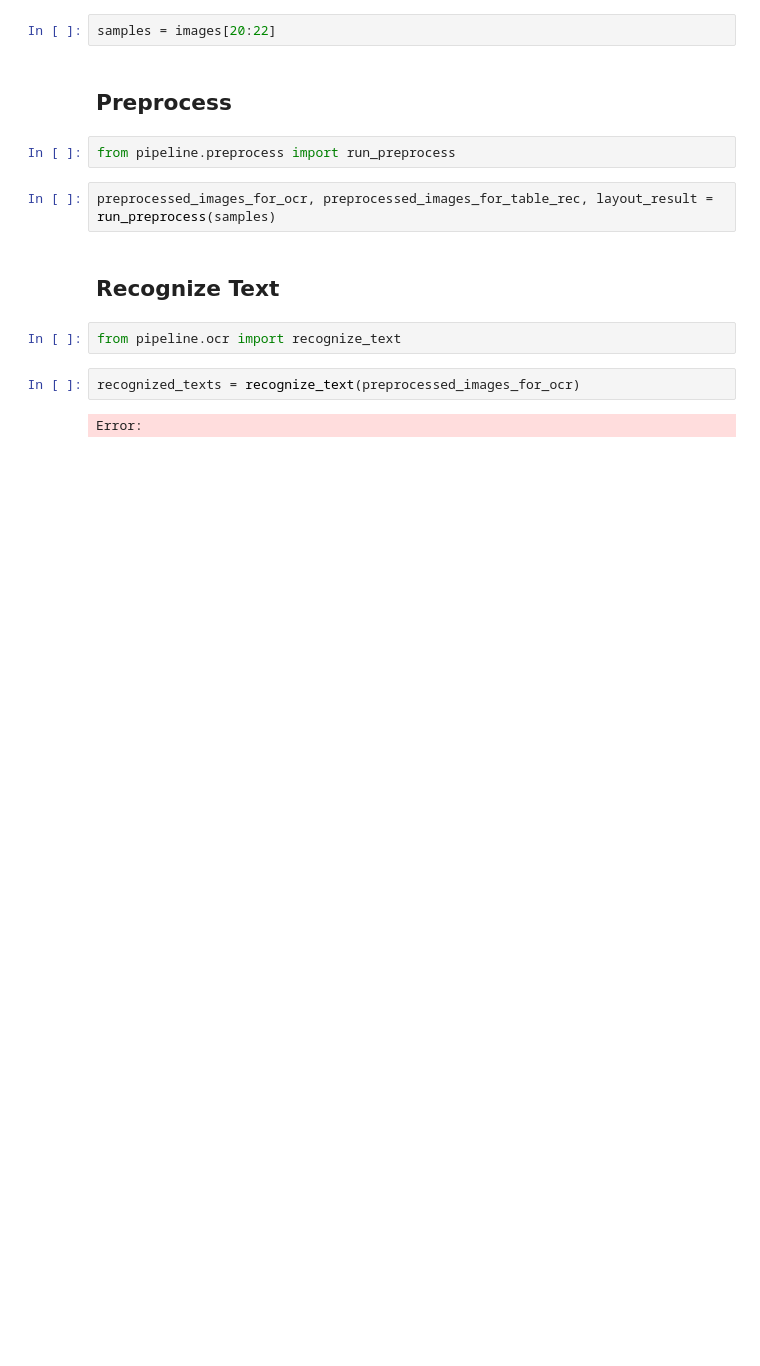
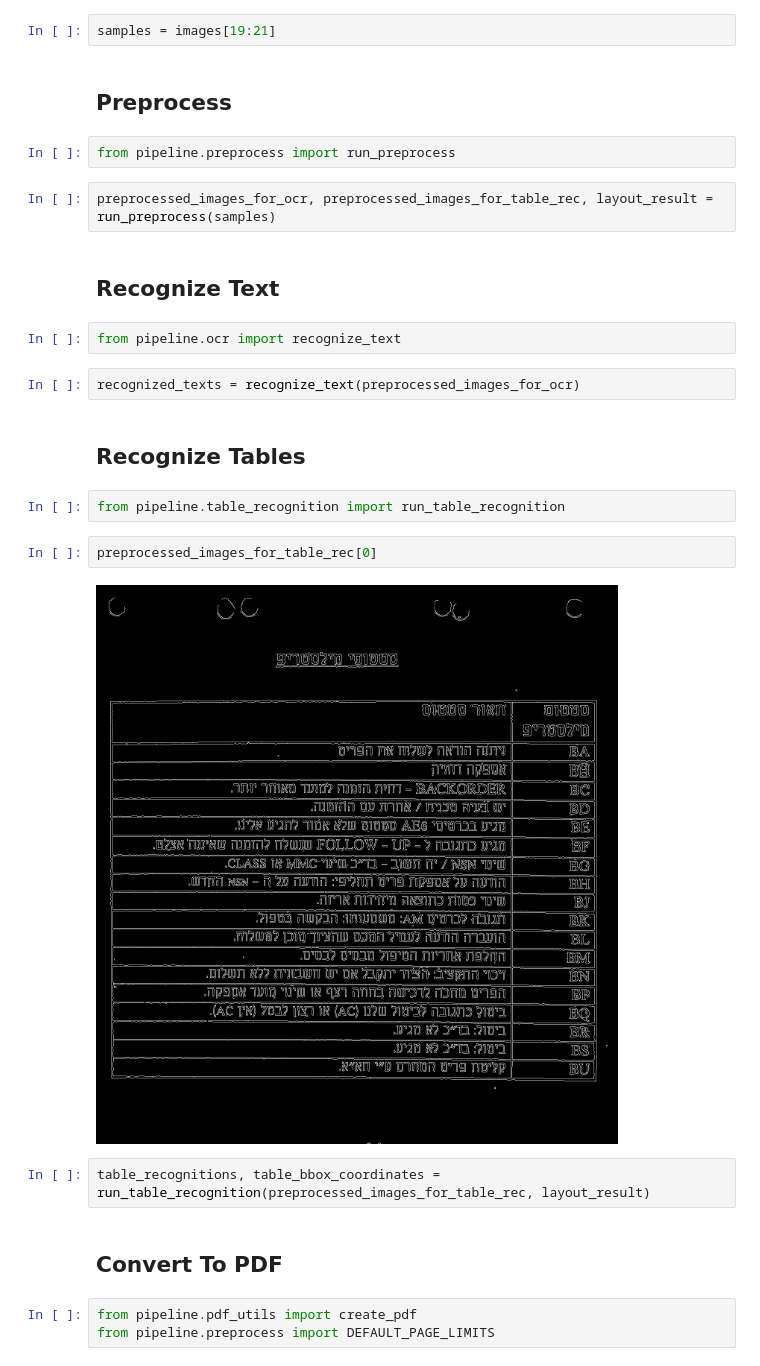
Before and after one commit to shalev-habany/surya, a Jupyter notebook: check_pipeline.ipynb, the cells around one changed output. Saved outputs shown, nothing was run; the diff lists cells and outputs as text; blank space fills up the shorter version.

Commit message:
run pipeline functions and add transforms functionality

```diff
--- a/check_pipeline.ipynb
+++ b/check_pipeline.ipynb
@@ -4,7 +7,7 @@ from pdf2image import convert_from_path
 yellow_book_path = "data/the_yellow_book.pdf"
 images = convert_from_path(yellow_book_path)
 # %%
-samples = images[20:22]
+samples = images[19:21]
 # %% [markdown]
 ## Preprocess
 # %%
@@ -17,5 +20,18 @@ preprocessed_images_for_ocr, preprocessed_images_for_table_rec, layout_result =
 from pipeline.ocr import recognize_text
 # %%
 recognized_texts = recognize_text(preprocessed_images_for_ocr)
-# %% [output]
-Error:
+# %% [markdown]
+## Recognize Tables
+# %%
+from pipeline.table_recognition import run_table_recognition
+# %%
+preprocessed_images_for_table_rec[0]
+# %% [output]
+[figure, added]
+# %%
+table_recognitions, table_bbox_coordinates = run_table_recognition(preprocessed_images_for_table_rec, layout_result)
+# %% [markdown]
+## Convert To PDF
+# %%
+from pipeline.pdf_utils import create_pdf
+from pipeline.preprocess import DEFAULT_PAGE_LIMITS
```
Also changed, not shown: parts of 2 cells of this notebook, 6 other files.
